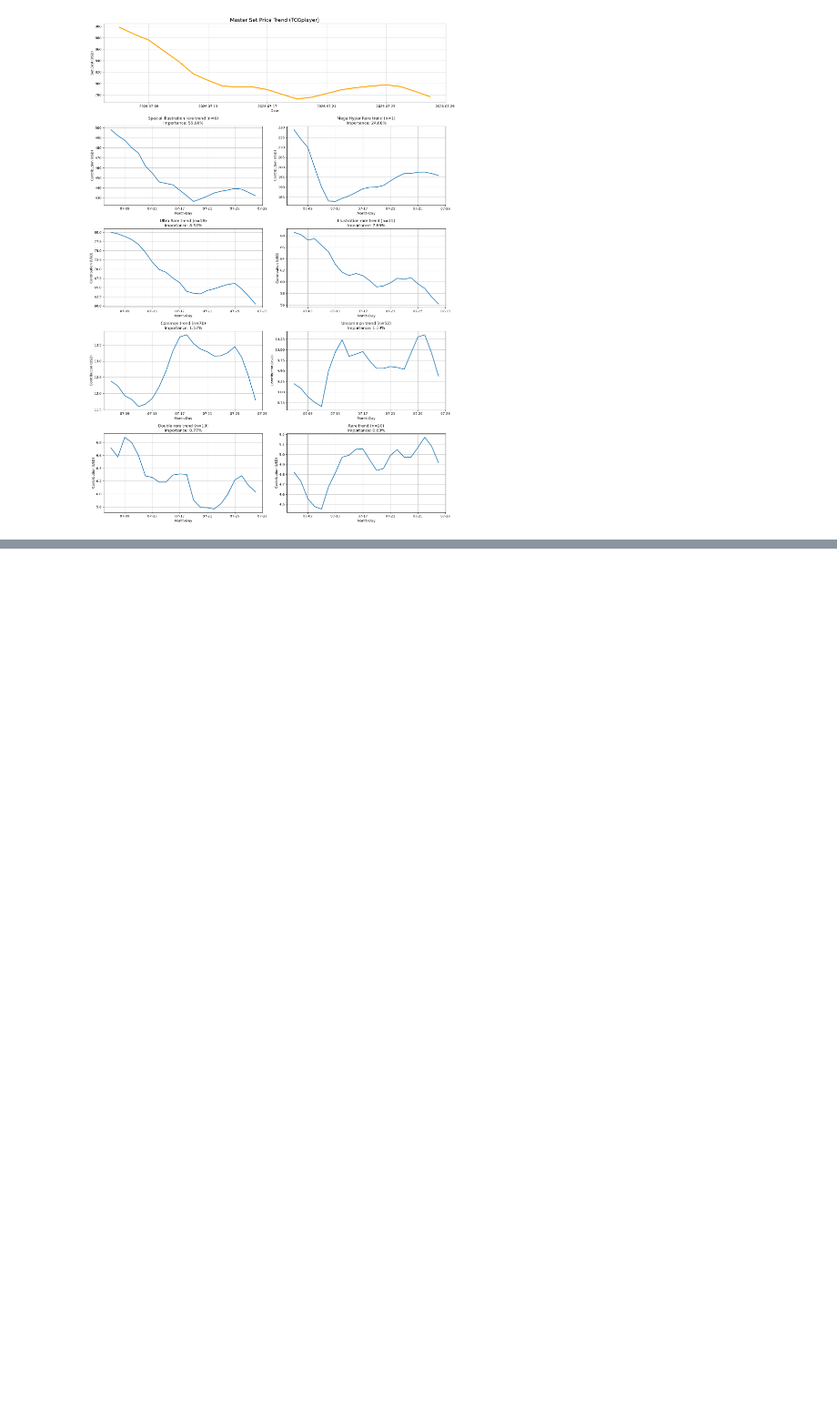
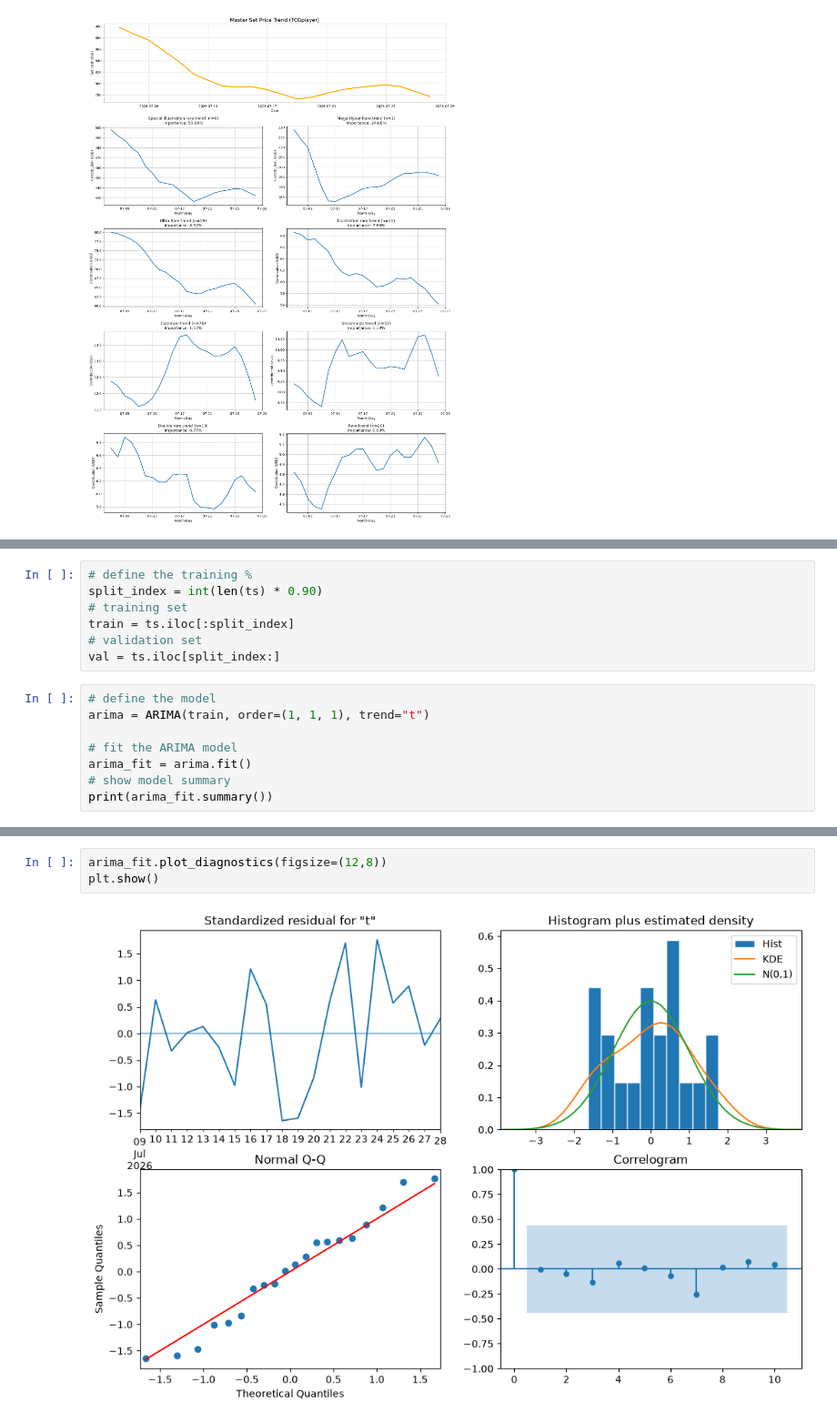
Before and after one commit to Snewski/Pokemon-TCG-Data, a Jupyter notebook: src/analysis.ipynb, the cells around one changed output, grey strips where cells are left out. Shown at 91% size. Saved outputs shown, nothing was run; the diff lists cells and outputs as text; blank space fills up the shorter version.

```diff
--- a/src/analysis.ipynb
+++ b/src/analysis.ipynb
@@ -229,0 +354,15 @@ plot_set_and_rarity_trends("../data/chaos_rising_combined_clean.csv", source="tp
+# %%
+# define the training %
+split_index = int(len(ts) * 0.90)
+# training set
+train = ts.iloc[:split_index]
+# validation set
+val = ts.iloc[split_index:]
+# %%
+# define the model
+arima = ARIMA(train, order=(1, 1, 1), trend="t")
+
+# fit the ARIMA model
+arima_fit = arima.fit()
+# show model summary
+print(arima_fit.summary())
@@ -229,0 +471,5 @@ plot_set_and_rarity_trends("../data/chaos_rising_combined_clean.csv", source="tp
+# %%
+arima_fit.plot_diagnostics(figsize=(12,8))
+plt.show()
+# %% [output]
+[figure, added]
```
Also changed, not shown: parts of 15 cells of this notebook, 17 other files.
